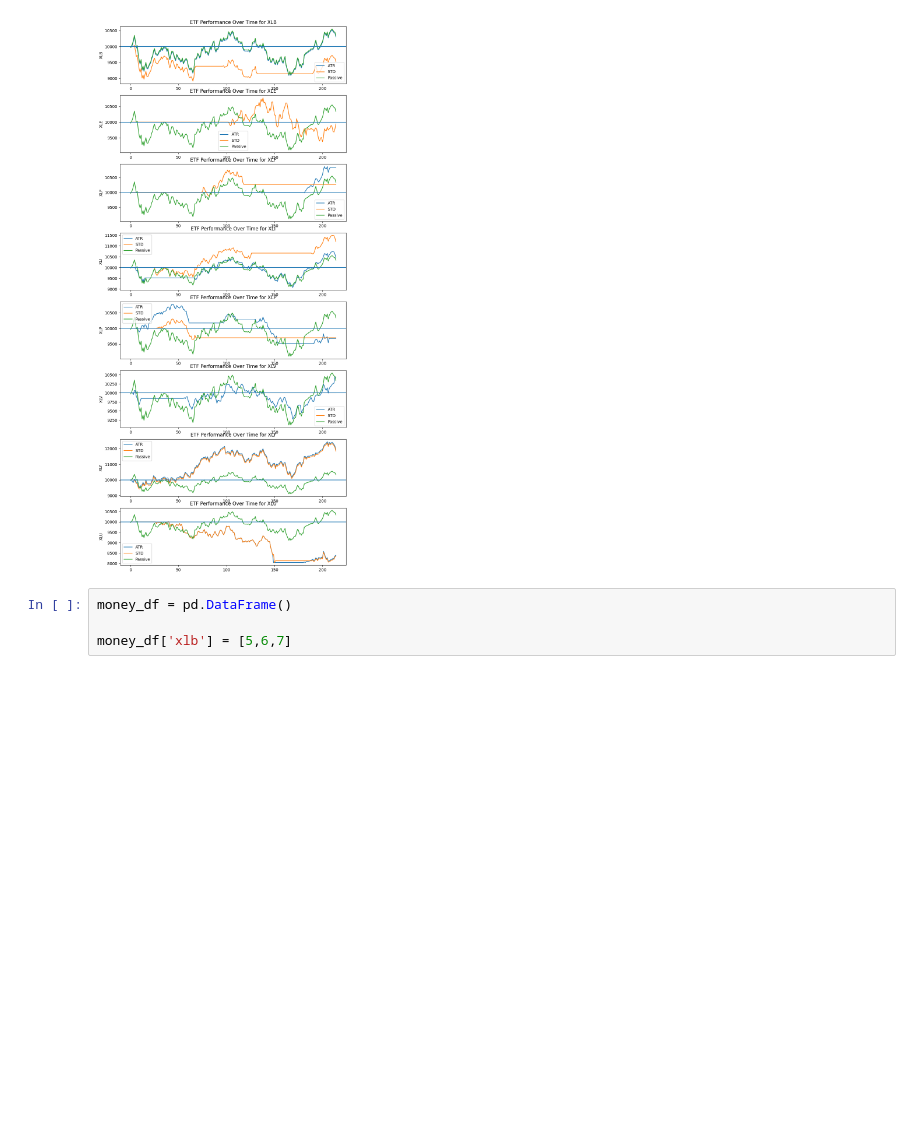
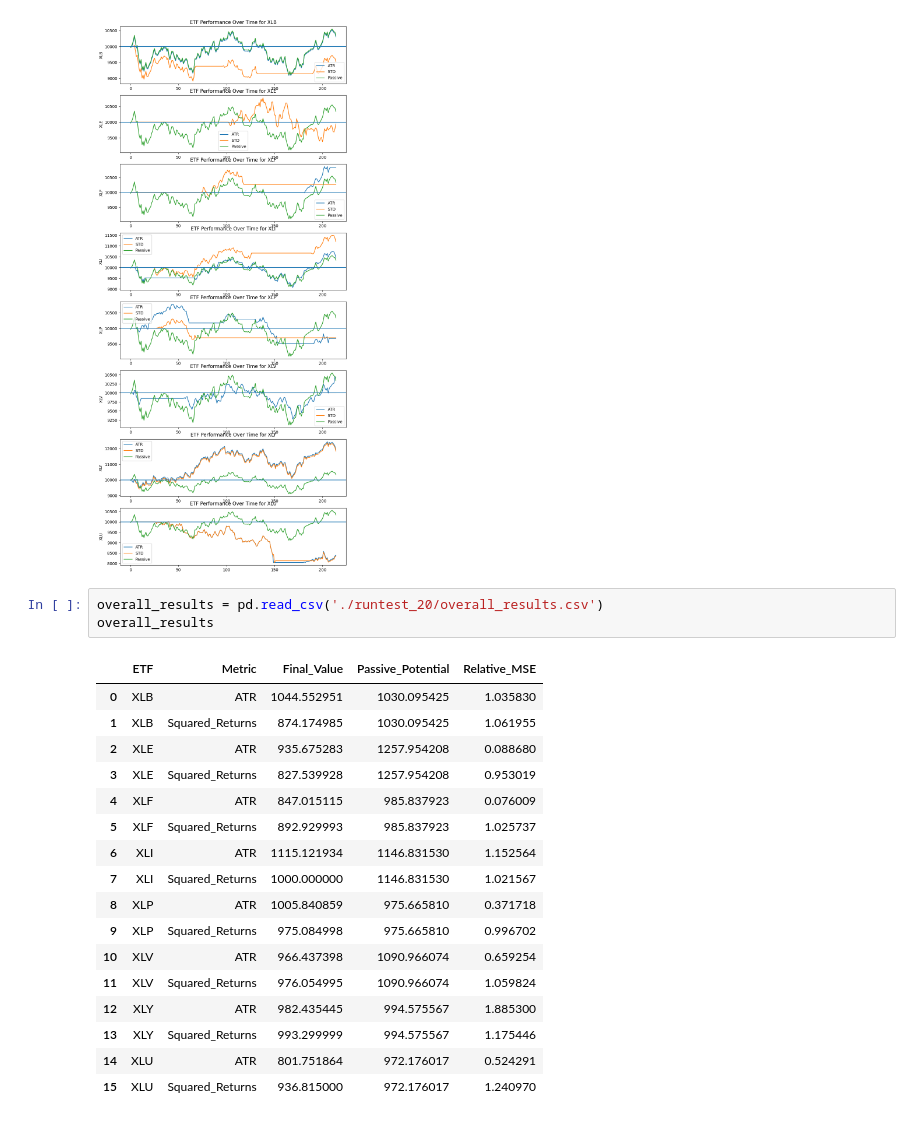
Before and after one commit to AkshayMurthy1/lstm-atr-prediction, a Jupyter notebook: stock-data/full_sim_tests.ipynb, the cells around one changed output. Cells and saved outputs as stored; diff of their text form; blank space fills up the shorter version.

Commit message:
added new run with squared return

```diff
--- a/stock-data/full_sim_tests.ipynb
+++ b/stock-data/full_sim_tests.ipynb
@@ -236,6 +221,23 @@ plt.show()
 # %% [output]
 [figure]
 # %%
-money_df = pd.DataFrame()
-
-money_df['xlb'] = [5,6,7]
+overall_results = pd.read_csv('./runtest_20/overall_results.csv')
+overall_results
+# %% [output]
+|  | ETF | Metric | Final_Value | Passive_Potential | Relative_MSE |
+| 0 | XLB | ATR | 1044.552951 | 1030.095425 | 1.035830 |
+| 1 | XLB | Squared_Returns | 874.174985 | 1030.095425 | 1.061955 |
+| 2 | XLE | ATR | 935.675283 | 1257.954208 | 0.088680 |
+| 3 | XLE | Squared_Returns | 827.539928 | 1257.954208 | 0.953019 |
+| 4 | XLF | ATR | 847.015115 | 985.837923 | 0.076009 |
+| 5 | XLF | Squared_Returns | 892.929993 | 985.837923 | 1.025737 |
+| 6 | XLI | ATR | 1115.121934 | 1146.831530 | 1.152564 |
+| 7 | XLI | Squared_Returns | 1000.000000 | 1146.831530 | 1.021567 |
+| 8 | XLP | ATR | 1005.840859 | 975.665810 | 0.371718 |
+| 9 | XLP | Squared_Returns | 975.084998 | 975.665810 | 0.996702 |
+| 10 | XLV | ATR | 966.437398 | 1090.966074 | 0.659254 |
+| 11 | XLV | Squared_Returns | 976.054995 | 1090.966074 | 1.059824 |
+| 12 | XLY | ATR | 982.435445 | 994.575567 | 1.885300 |
+| 13 | XLY | Squared_Returns | 993.299999 | 994.575567 | 1.175446 |
+| 14 | XLU | ATR | 801.751864 | 972.176017 | 0.524291 |
+| 15 | XLU | Squared_Returns | 936.815000 | 972.176017 | 1.240970 |
```
Also changed, not shown: parts of 2 cells of this notebook, 34 other files.
